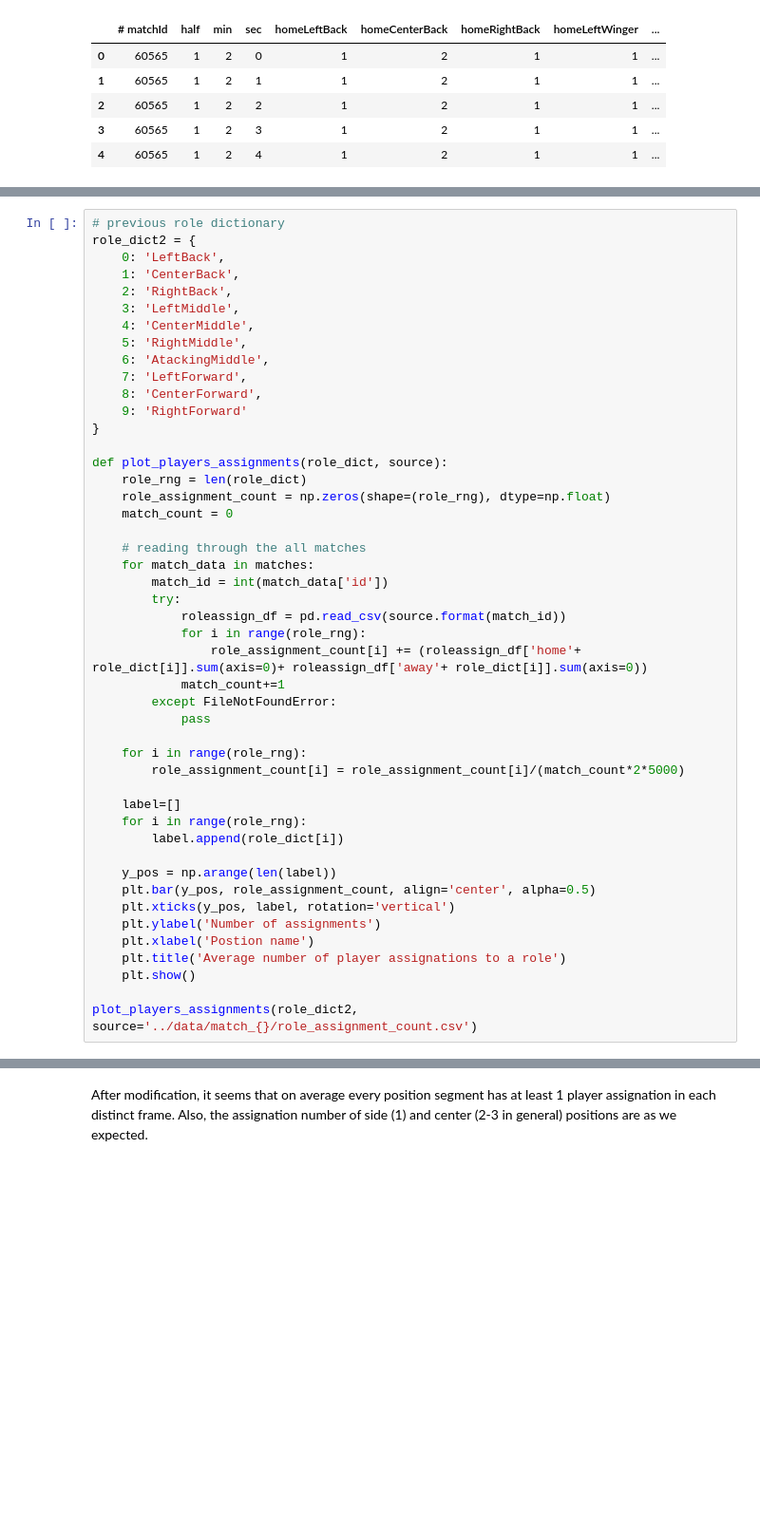
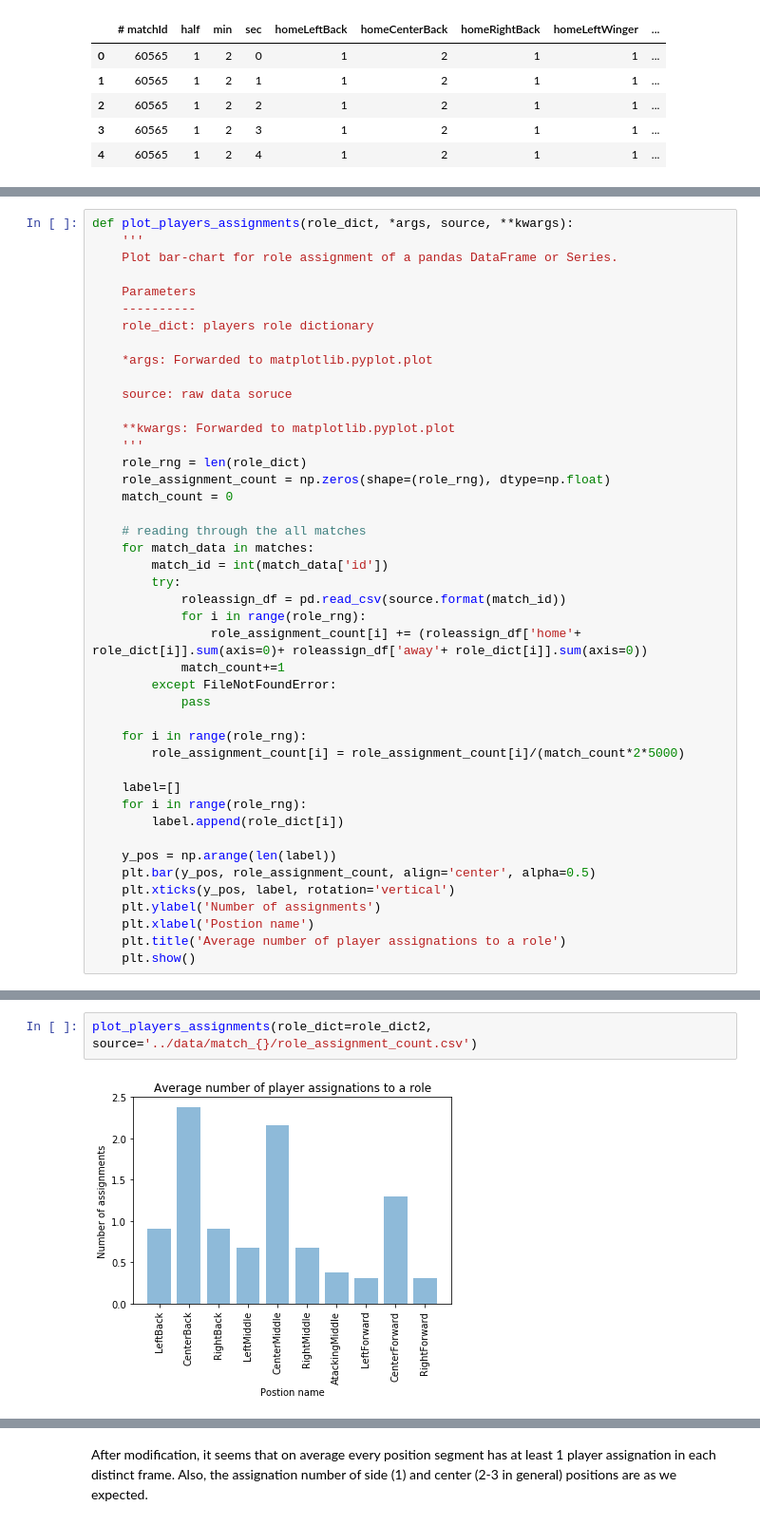
Before and after one commit to anaramirli/predict-soccer-ball-location, a Jupyter notebook: src/feature_analysis.ipynb, the cells around one changed output, grey strips where cells are left out. Shown at 95% size. Saved outputs shown, nothing was run; the diff lists cells and outputs as text; blank space fills up the shorter version.

```diff
--- a/src/feature_analysis.ipynb
+++ b/src/feature_analysis.ipynb
@@ -67,19 +96,18 @@ roleassign_df.head(5)
 # %%
-# previous role dictionary
-role_dict2 = {
-    0: 'LeftBack',
-    1: 'CenterBack',
-    2: 'RightBack',
-    3: 'LeftMiddle',
-    4: 'CenterMiddle',
-    5: 'RightMiddle',
-    6: 'AtackingMiddle',
-    7: 'LeftForward',
-    8: 'CenterForward',
-    9: 'RightForward'
-}
+def plot_players_assignments(role_dict, *args, source, **kwargs):
+    '''
+    Plot bar-chart for role assignment of a pandas DataFrame or Series.
 
-def plot_players_assignments(role_dict, source):
+    Parameters
+    ----------
+    role_dict: players role dictionary
+
+    *args: Forwarded to matplotlib.pyplot.plot
+
+    source: raw data soruce
+
+    **kwargs: Forwarded to matplotlib.pyplot.plot
+    '''
     role_rng = len(role_dict)
     role_assignment_count = np.zeros(shape=(role_rng), dtype=np.float)
     match_count = 0
@@ -109,5 +137,3 @@ def plot_players_assignments(role_dict, source):
     plt.xlabel('Postion name')
     plt.title('Average number of player assignations to a role')
     plt.show()
-
-plot_players_assignments(role_dict2, source='../data/match_{}/role_assignment_count.csv')
@@ -116,3 +140,7 @@ plot_players_assignments(role_dict2, source='../data/match_{}/role_assignment_co
+# %%
+plot_players_assignments(role_dict=role_dict2, source='../data/match_{}/role_assignment_count.csv')
+# %% [output]
+[figure, added]
 # %% [markdown]
 In the above diagram, we can see that Center Back, Center Middle, and Center Forward are the most dominant positions to which players were assigned most. This can be explained with that football matches are generally more concentrated to the center of the pitch. Although Center Forward is among the most assigned position but is only makes about half of the Center Back and Center Middle. We can also categorize Left Back and Right Back as common roles as they are just slightly below Center Forwad, between 2 and 1 assignation to each.<br>
 <br>The number of other positions (Left Forward, Right Forward, Atacking Middle) assignation is low compared to 3 major role. That means, their groups features set completely equal to zero most of the time, so that can cause some noise while building a predictive model.
```
Also changed, not shown: parts of 23 cells of this notebook, 3 other files.
